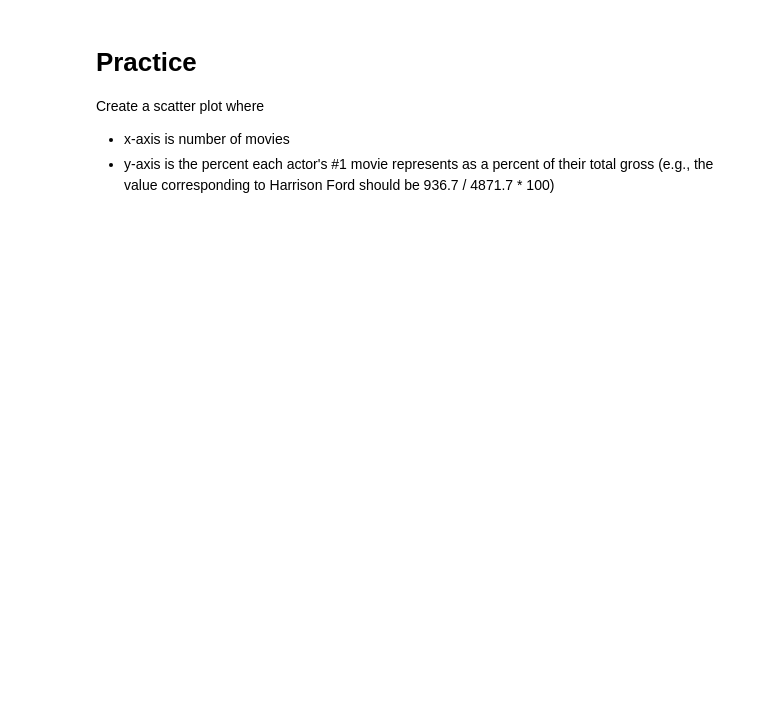
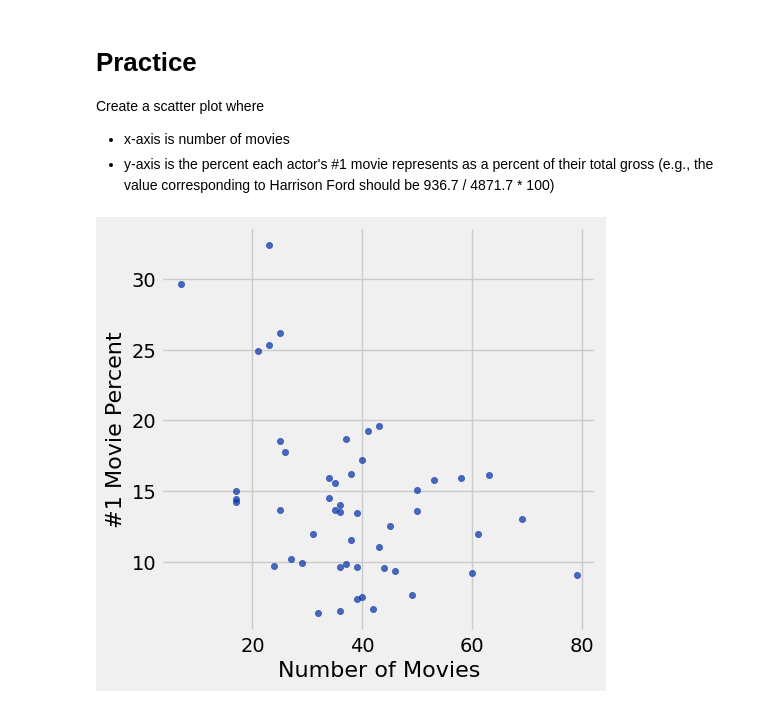
Before and after one commit to cohlrich/Intro-to-data-analytics---cohlrich, a Jupyter notebook: visualizations/visualizations.ipynb, the cells around one changed output. Drawn from its saved outputs; the diff is of its cells as text; code cells hidden in the pictures; blank space fills up the shorter version.

```diff
--- a/visualizations/visualizations.ipynb
+++ b/visualizations/visualizations.ipynb
@@ -110,3 +149,14 @@ actors.scatter('Number of Movies', 'Average per Movie')
 Create a scatter plot where
 * x-axis is number of movies
 * y-axis is the percent each actor's #1 movie represents as a percent of their total gross (e.g., the value corresponding to Harrison Ford should be 936.7 / 4871.7 * 100)
+# %%
+highest_array = actors.column('Gross')
+total_array = actors.column('Total Gross')
+percent_array1 = highest_array/total_array * 100
+percent_table = Table().with_columns(
+    'Number of Movies', actors.column('Number of Movies'),
+    '#1 Movie Percent', percent_array1
+)
+percent_table.scatter('Number of Movies')
+# %% [output]
+[figure, added]
```
Also changed, not shown: parts of 7 cells of this notebook, 11 other files.
